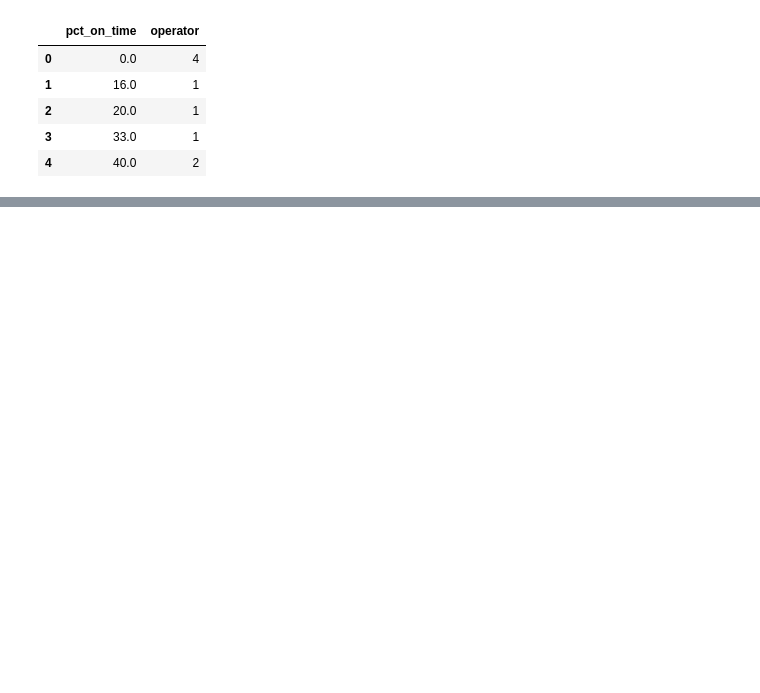
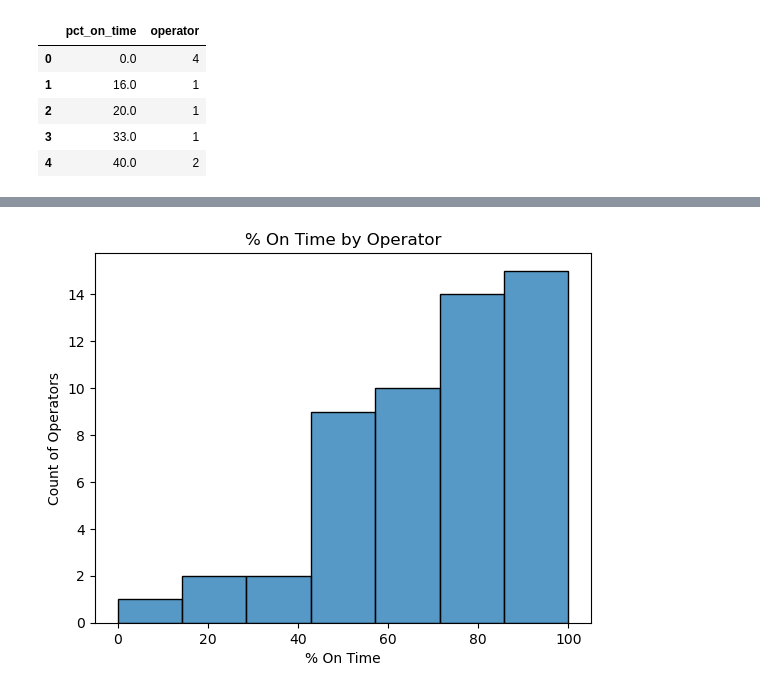
Before and after one commit to NSS-Data-Analytics-Cohort-7/wego-shut_up_and_take_my_query, a Jupyter notebook: notebooks/wego_five_otp.ipynb, the cells around one changed output, grey strips where cells are left out. Saved outputs shown, nothing was run; the diff lists cells and outputs as text; code cells hidden in the pictures; blank space fills up the shorter version.

```diff
--- a/notebooks/wego_five_otp.ipynb
+++ b/notebooks/wego_five_otp.ipynb
@@ -256,0 +269,6 @@ sns.color_palette = ['Paried']
+# %%
+ax = sns.histplot(x = 'pct_on_time',
+                  data=time_pct).set(title = '% On Time by Operator',ylabel='Count of Operators',xlabel='% On Time')
+sns.color_palette = ['Paried']
+# %% [output]
+[figure, added]
```
Also changed, not shown: parts of 5 cells of this notebook.
